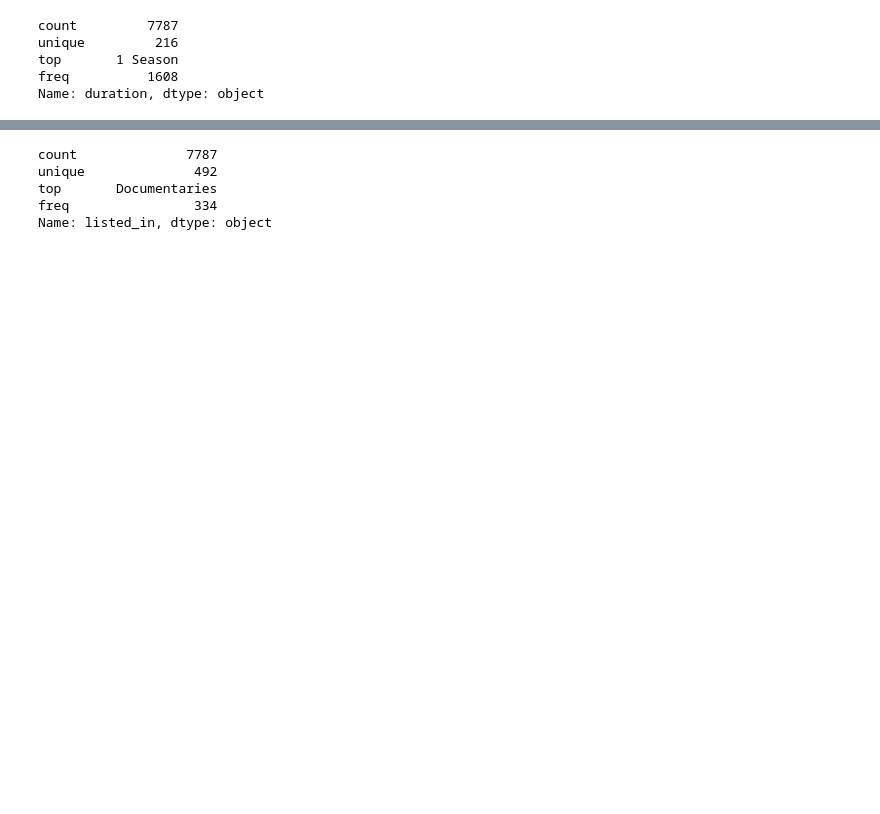
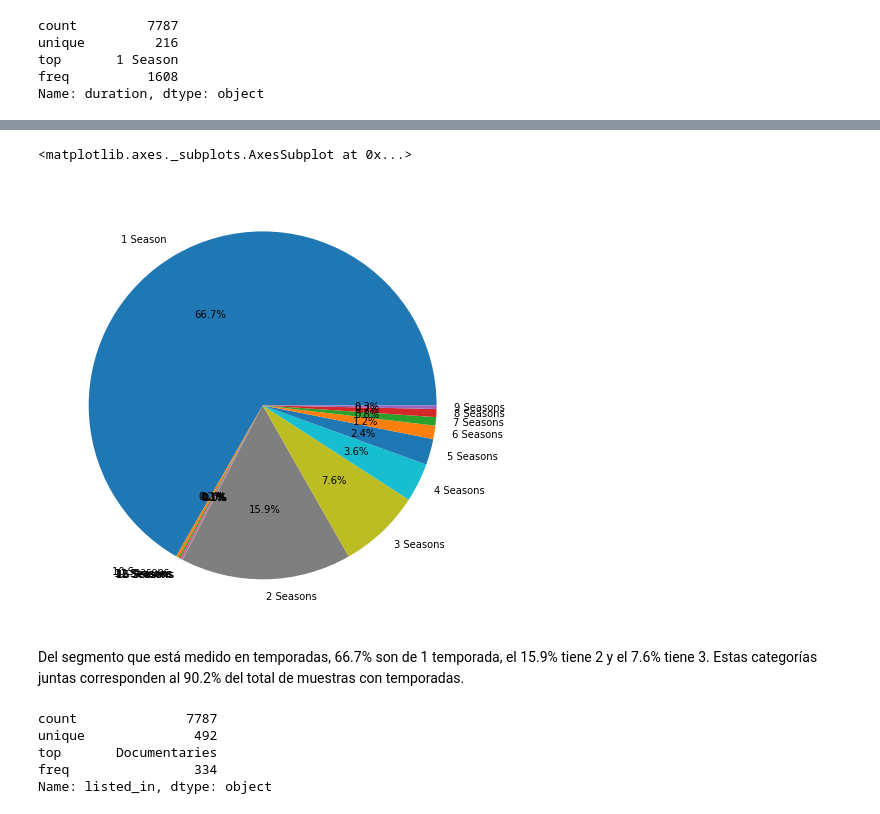
Before and after one commit to Maxibrionest/FMY-1.1.2, a Jupyter notebook: Actividad_1_2_2.ipynb, the cells around one changed output, grey strips where cells are left out. Saved outputs shown, nothing was run; the diff lists cells and outputs as text; code cells hidden in the pictures; blank space fills up the shorter version.

```diff
--- a/Actividad_1_2_2.ipynb
+++ b/Actividad_1_2_2.ipynb
@@ -263,3 +313,6 @@ unique         216
 top       1 Season
 freq          1608
 Name: duration, dtype: object
+# %%
+seasons = df[df['duration'].str.contains("Season")]
+minutes = df[df['duration'].str.contains("min")]
@@ -266,3 +335,10 @@ Name: duration, dtype: object
+# %%
+seasons.groupby('duration').size().plot.pie(figsize=(8,8), label="", autopct="%0.1f%%")
+# %% [output]
+<matplotlib.axes._subplots.AxesSubplot at 0x...>
+[figure, added]
+# %% [markdown]
+Del segmento que está medido en temporadas, 66.7% son de 1 temporada, el 15.9% tiene 2 y el 7.6% tiene 3. Estas categorías juntas corresponden al 90.2% del total de muestras con temporadas.
 # %%
 df['listed_in'].describe()
 # %% [output]
```
Also changed, not shown: parts of 21 cells of this notebook.
